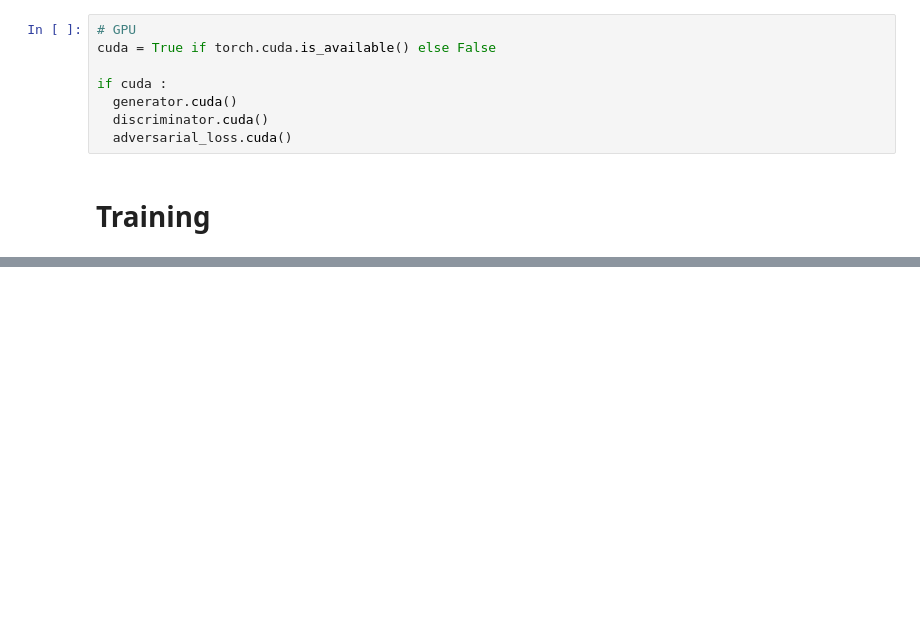
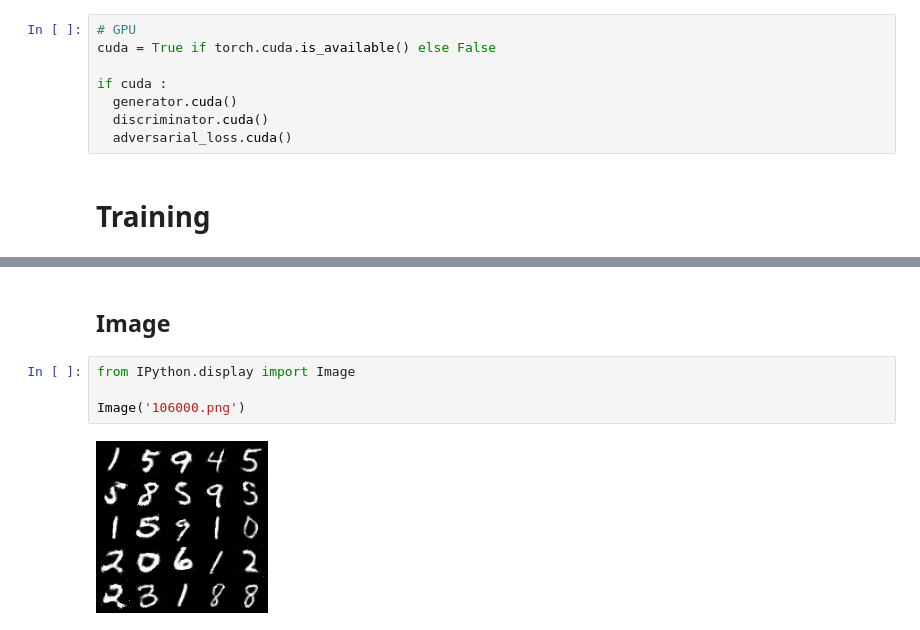
Before and after one commit to happy-jihye/Awesome-GAN-Papers, a Jupyter notebook: 2_CGAN.ipynb, the cells around one changed output, grey strips where cells are left out. Saved outputs shown, nothing was run; the diff lists cells and outputs as text; blank space fills up the shorter version.

```diff
--- a/2_CGAN.ipynb
+++ b/2_CGAN.ipynb
@@ -303,0 +276,8 @@ for epoch in range(n_epochs):
+# %% [markdown]
+## Image
+# %%
+from IPython.display import Image
+
+Image('106000.png')
+# %% [output]
+[figure, added]
```
Also changed, not shown: parts of 10 cells of this notebook.
